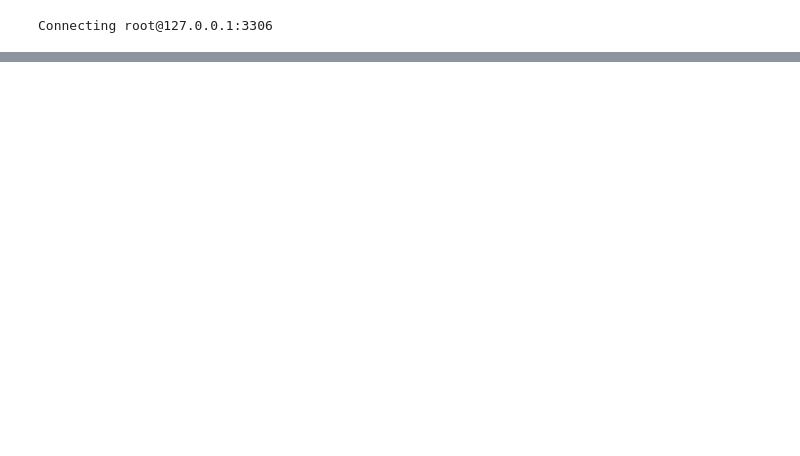
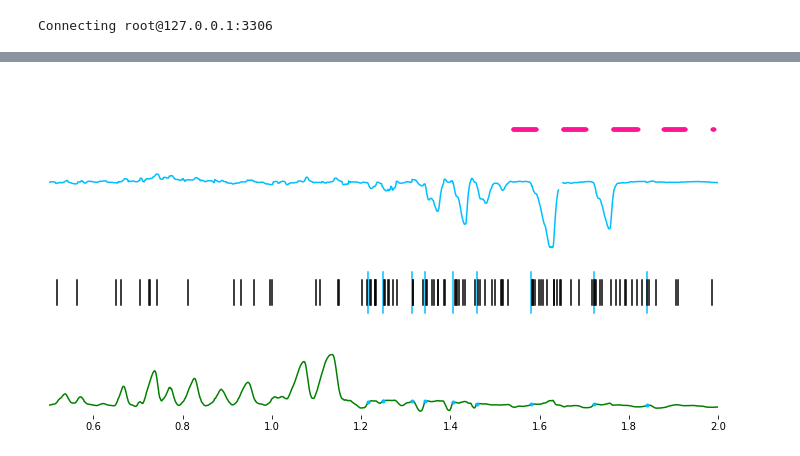
Before and after one commit to vathes/DJ-NWB-Yu-Gutnisky-2016, a Jupyter notebook: notebooks/Yu-Gutnisky-2016-example.ipynb, the cells around one changed output, grey strips where cells are left out. Drawn from its saved outputs; the diff is of its cells as text; code cells hidden in the pictures; blank space fills up the shorter version.

```diff
--- a/notebooks/Yu-Gutnisky-2016-example.ipynb
+++ b/notebooks/Yu-Gutnisky-2016-example.ipynb
@@ -251,9 +50,0 @@ touch_onset = touch_onset[:-1][iti >= 25e-3]
-# %%
-# segment: -25ms to 50ms of touch-time
-pre_touch = 0.025
-post_touch = 0.05
-# %%
-# touch-aligned spike-times
-touch_aligned_spikes = [spike_times[np.logical_and(spike_times > t_touch - pre_touch,
-                                                   spike_times <= t_touch + post_touch)] - t_touch
-                        for t_touch in touch_onset]
@@ -266,2 +50,0 @@ touch_aligned_curvature, touch_aligned_btvec = segment_timeseries(whisk_curv, b_
-# %%
-touch_aligned_curvature = [np.where((k - k[:1000].mean()) < 0, k - k.mean(), 0) for k in touch_aligned_curvature]
@@ -294,0 +235,7 @@ axs[-1].spines["right"].set_visible(False)
+# %%
+session_key = acquisition.Session & 'session_id = "ANM199549_20130530"'
+trial_start_aligned, touch_aligned = build_trial_segmented_timeseries(session_key)
+# %%
+plot_trial_start_aligned(348, trial_start_aligned)
+# %% [output]
+[figure, added]
```
Also changed, not shown: parts of 63 cells of this notebook, 2 other files.
